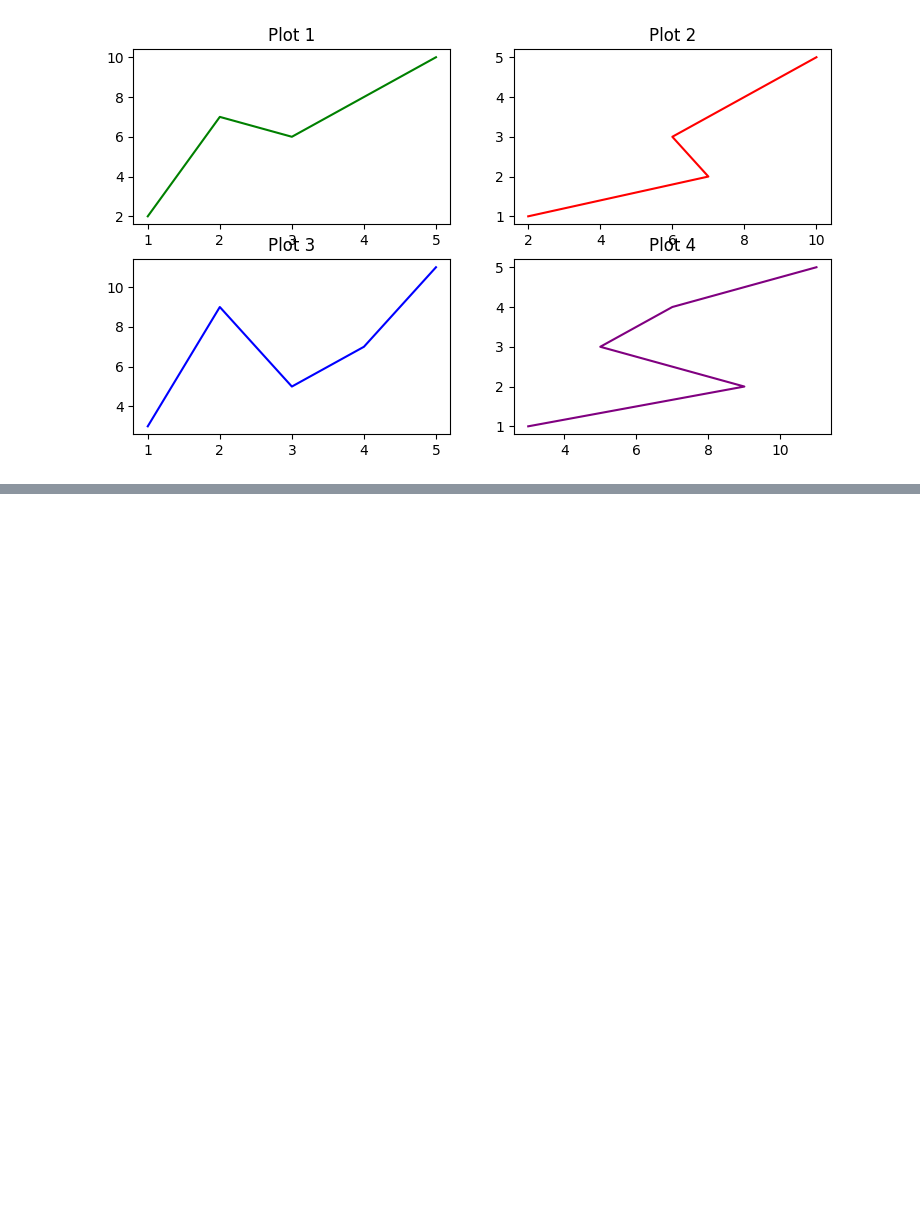
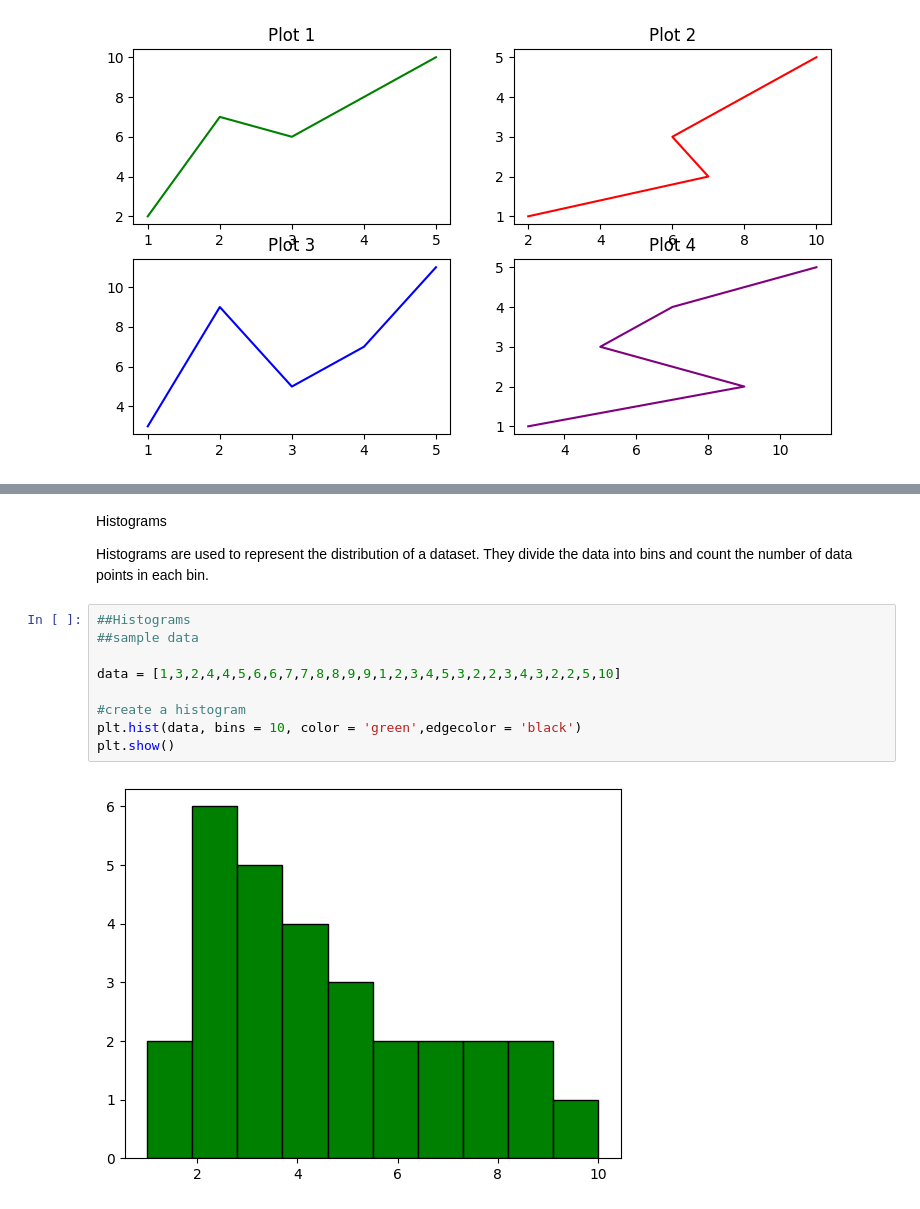
Before and after one commit to Ranjithselva-raj/Learn_Python, a Jupyter notebook: 12_Numpy_Pandas_Matplotlib_Seaborn/5.Matplotlib.ipynb, the cells around one changed output, grey strips where cells are left out. Drawn from its saved outputs; the diff is of its cells as text; blank space fills up the shorter version.

```diff
--- a/12_Numpy_Pandas_Matplotlib_Seaborn/5.Matplotlib.ipynb
+++ b/12_Numpy_Pandas_Matplotlib_Seaborn/5.Matplotlib.ipynb
@@ -58,0 +73,15 @@ Text(0.5, 1.0, 'Plot 4')
+# %% [markdown]
+Histograms
+
+Histograms are used to represent the distribution of a dataset. They divide the data into bins and count the number of data points in each bin.
+# %%
+##Histograms
+##sample data
+
+data = [1,3,2,4,4,5,6,6,7,7,8,8,9,9,1,2,3,4,5,3,2,2,3,4,3,2,2,5,10]
+
+#create a histogram
+plt.hist(data, bins = 10, color = 'green',edgecolor = 'black')
+plt.show()
+# %% [output]
+[figure, added]
```
Also changed, not shown: parts of 7 cells of this notebook.
